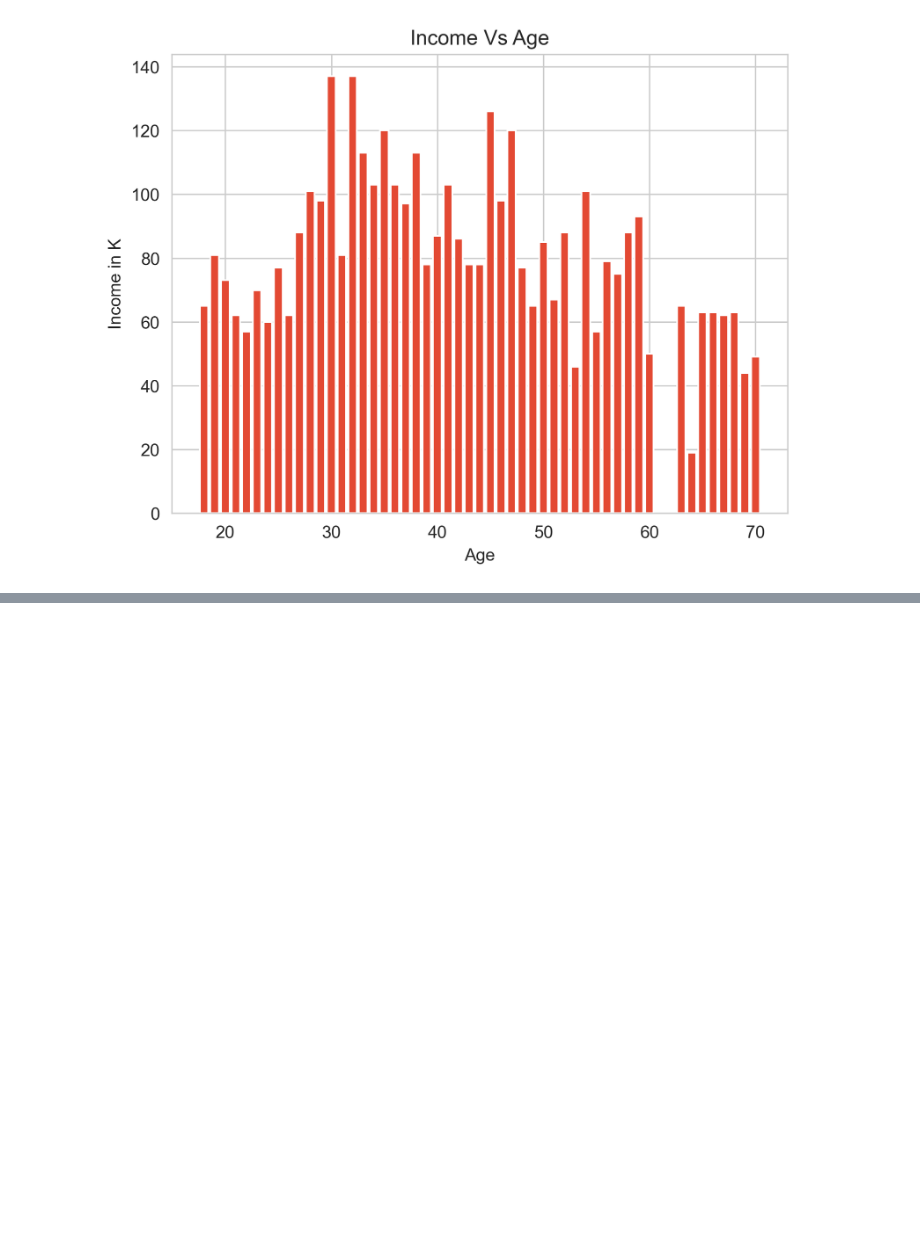
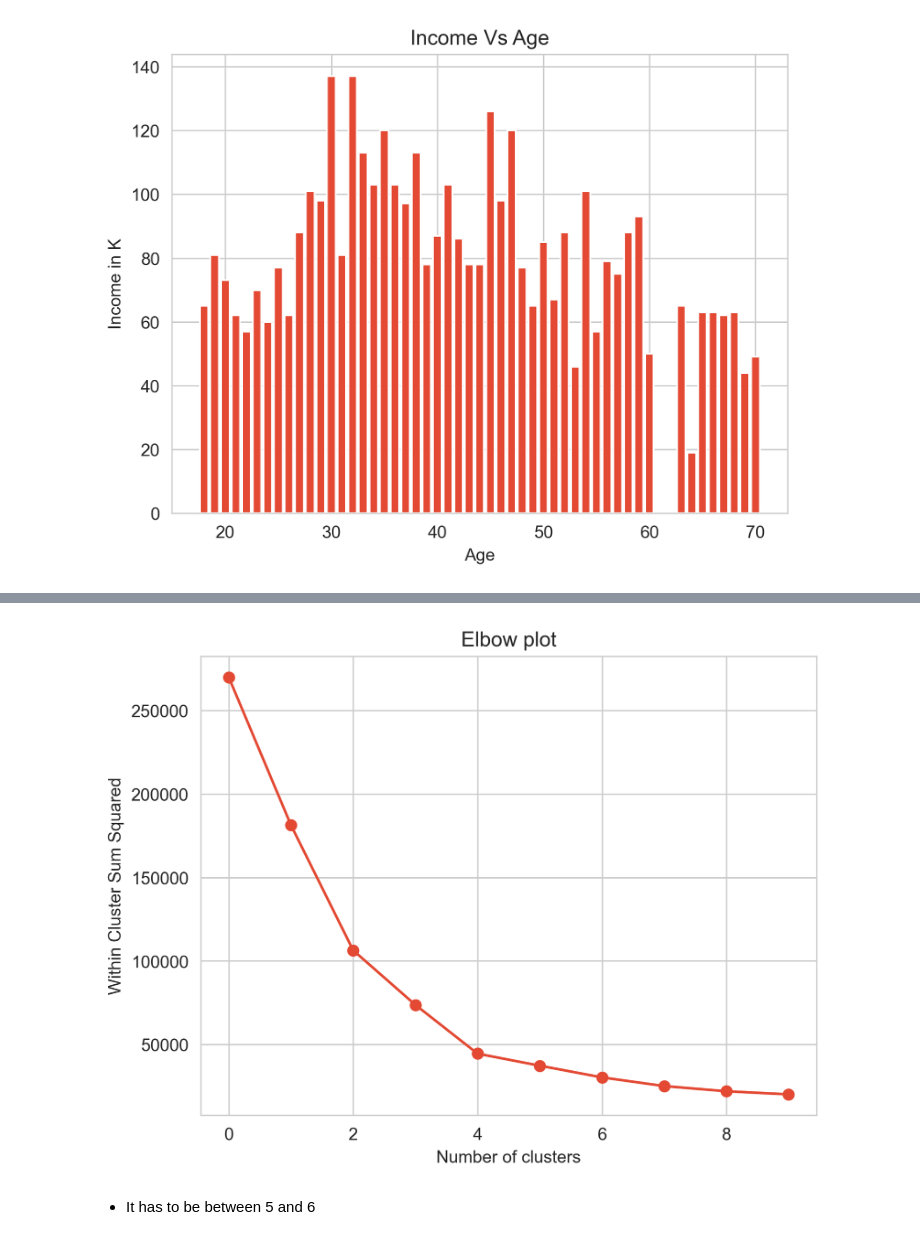
Before and after one commit to Asifdotexe/MachineLearns, a Jupyter notebook: python/Customer Clustering using K-Means.ipynb, the cells around one changed output, grey strips where cells are left out. Drawn from its saved outputs; the diff is of its cells as text; code cells hidden in the pictures; blank space fills up the shorter version.

Commit message:
# performing kmeans

```diff
--- a/python/Customer Clustering using K-Means.ipynb
+++ b/python/Customer Clustering using K-Means.ipynb
@@ -81,0 +96,9 @@ plt.show()
+# %%
+X = df.iloc[:, [3, 4]].values
+# %%
+# find k with the least within cluster sum squared
+wcss = []
+for i in range(1,11):
+    kmeans = KMeans(n_clusters=i, init='k-means++',random_state=42).fit(X)
+    wcss.append(kmeans.inertia_)
+    print("cluster (k) as",i)
@@ -81,0 +116,11 @@ plt.show()
+# %%
+# plotting the elbow plot
+plt.plot(wcss, marker='o')
+plt.title('Elbow plot')
+plt.xlabel('Number of clusters')
+plt.ylabel('Within Cluster Sum Squared')
+plt.show()
+# %% [output]
+[figure, added]
+# %% [markdown]
+- It has to be between 5 and 6
```
Also changed, not shown: parts of 13 cells of this notebook.
